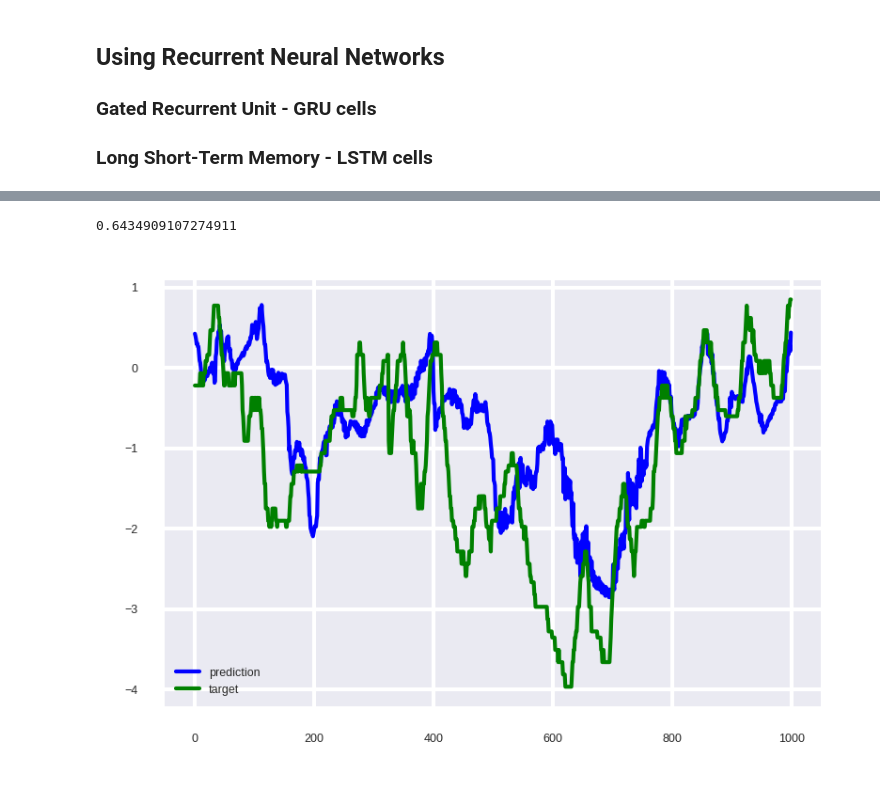
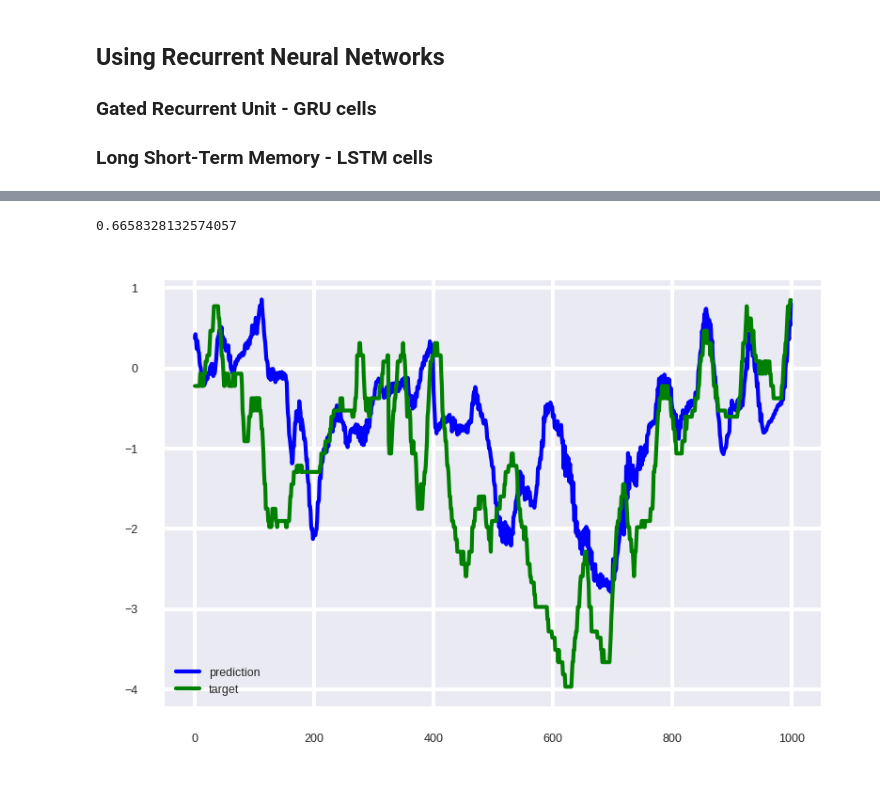
Before and after one commit to den-run-ai/deepweather, a Jupyter notebook: deep_weather.ipynb, the cells around one changed output, grey strips where cells are left out. Cells and saved outputs as stored; diff of their text form; code cells hidden in the pictures.

```diff
--- a/deep_weather.ipynb
+++ b/deep_weather.ipynb
@@ -557,17 +617,20 @@ from keras.models import Sequential
 from keras import layers
 from keras.optimizers import RMSprop
 
+train_gen, val_gen, test_gen = gen_train_val_test()
+
 model = Sequential()
 model.add(layers.GRU(64,
-                     dropout=0.1,
-                     recurrent_dropout=0.5,
+                     #dropout=0.1,
+                     recurrent_dropout=0.2,
                      input_shape=(None, float_data.shape[-1])))
 model.add(layers.Dense(1))
 
 model.compile(optimizer=RMSprop(), loss='mae')
 history = model.fit_generator(train_gen,
-                              steps_per_epoch=100,
-                              epochs=20,
+                              steps_per_epoch=20,
+                              epochs=40,
                               validation_data=val_gen,
-                              validation_steps=val_steps)
+                              validation_steps=val_steps
+                             )
 # %% [output]
@@ -621,21 +684,23 @@ Trainable params: 13,697
 Non-trainable params: 0
 _________________________________________________________________
 # %%
+train_gen, val_gen, test_gen = gen_train_val_test()
+
 batch_maes = []
 predsi = []
 targetsi = []
 for step in range(val_steps):
     samples, targets = next(val_gen)
     preds = model.predict(samples)
     mae = np.mean(np.abs(preds - targets))
     #print(mae)
     batch_maes.append(mae)
     predsi.extend(preds)
     targetsi.extend(targets)
 print(np.mean(batch_maes))
 plt.plot(predsi[:1000], 'b', linewidth=1, label='prediction');
 plt.plot(targetsi[:1000], 'g', linewidth=1, label='target');
 plt.legend();
 # %% [output]
-0.6434909107274911
+0.6658328132574057
-[figure, old version]
+[figure, new version]
```
Also changed, not shown: parts of 28 cells of this notebook.
